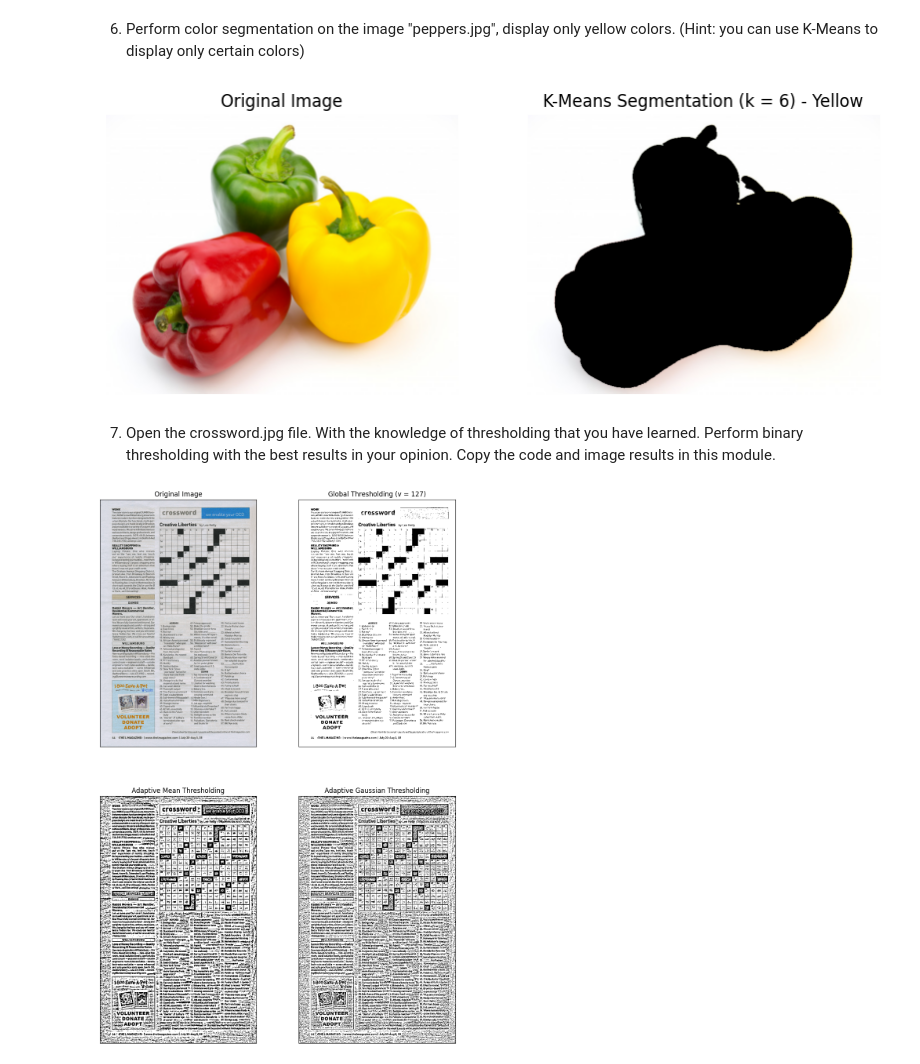
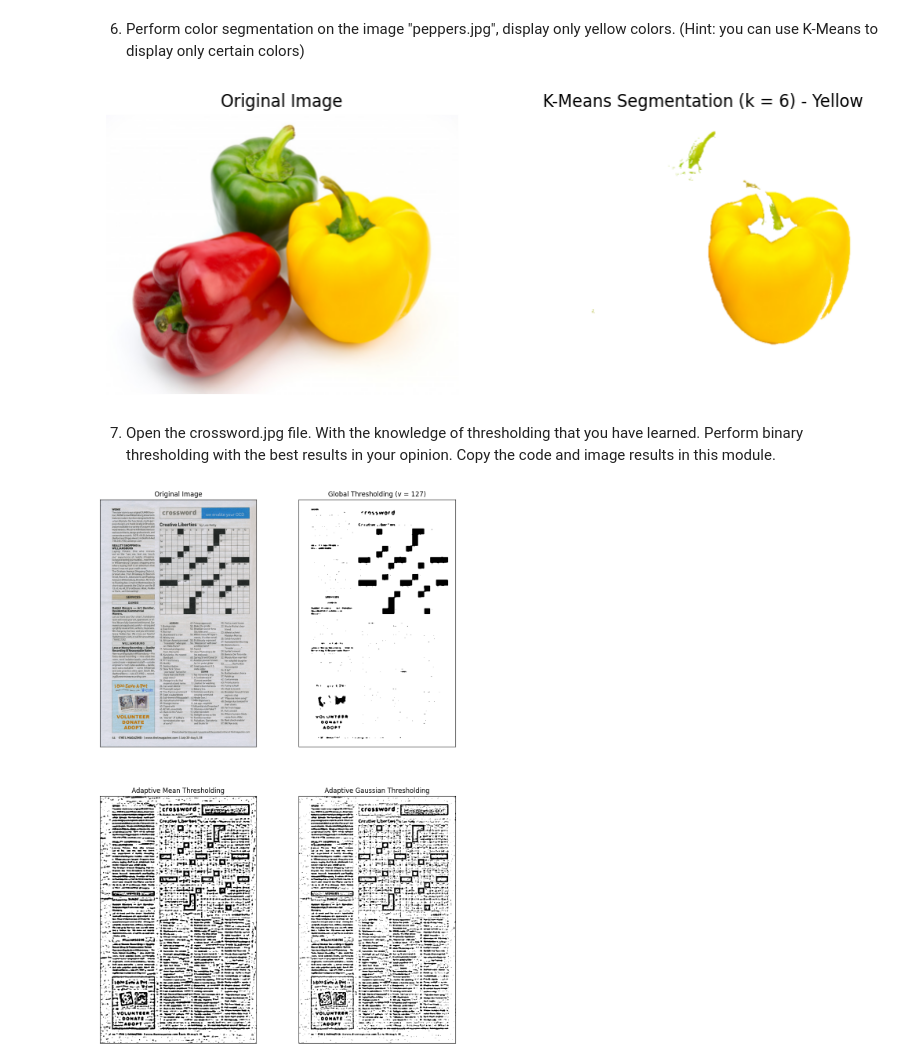
Before and after one commit to sherlyazkiah/PCVK, a Jupyter notebook: Week9.ipynb, the cells around one changed output. Cells and saved outputs as stored; diff of their text form; code cells hidden in the pictures.

```diff
--- a/Week9.ipynb
+++ b/Week9.ipynb
@@ -249,54 +176,58 @@ pixel_values = np.float32(pixel_values)
 
 # Define criteria and number of cluster
 criteria = (cv.TERM_CRITERIA_EPS + cv.TERM_CRITERIA_MAX_ITER, 100, 0.2)
-k = 6 # You might need to experiment with k to get the best result for yellow
+k = 6
 
 # KMeans clustering
 _, labels, centers = cv.kmeans(
     pixel_values, k, None, criteria, 10, cv.KMEANS_RANDOM_CENTERS
 )
 
 # Convert to integer
 centers = np.uint8(centers)
 
 # Flatten array label
 labels = labels.flatten()
 
-# Find the cluster with dominant "yellow" color
-# Yellow is typically high Red and high Green, low Blue.
-# We can approximate this by looking for the cluster center with the highest (R+G-B) value.
-yellow_index = np.argmax(centers[:, 0] + centers[:, 1] - centers[:, 2])
+# Reference yellow color (R=255, G=255, B=0)
+yellow_rgb = np.array([255, 255, 0])
 
-# Create a mask only for the yellow cluster
+# Compute Euclidean distance from each centroid to the reference yellow
+distances = np.linalg.norm(centers - yellow_rgb, axis=1)
+
+# Choose cluster closest to pure yellow
+yellow_index = np.argmin(distances)
+
+#Create mask for yellow cluster
 mask = (labels == yellow_index)
 mask = mask.reshape(img_rgb.shape[:2])
 
 # Display only the yellow area
-only_yellow = np.zeros_like(img_rgb)
-only_yellow[mask] = [img_rgb[mask]]
+only_yellow = np.ones_like(img_rgb) * 255  # white background
+only_yellow[mask] = img_rgb[mask]          # yellow region
 
 # Show result
 plt.figure(figsize=(10, 10))
 plt.subplot(1, 2, 1)
 plt.imshow(img_rgb)
 plt.title('Original Image')
 plt.axis('off')
 
 plt.subplot(1, 2, 2)
 plt.imshow(only_yellow)
 plt.title(f'K-Means Segmentation (k = {k}) - Yellow')
 plt.axis('off')
 
 plt.show()
 # %% [output]
-[figure, old version]
+[figure, new version]
 # %% [markdown]
 7. Open the crossword.jpg file. With the knowledge of thresholding that you have learned. Perform binary thresholding with the best results in your opinion. Copy the code and image results in this module.
 # %%
 filename = ('/content/drive/MyDrive/PCVK/Images/crossword.jpg')
 img = cv.imread(filename, 5)
 gray = cv.cvtColor(img, cv.COLOR_BGR2GRAY)
-# gray = cv.medianBlur(gray, 5)
+gray = cv.medianBlur(gray, 5)
 
 thresh = 127
 
@@ -316,4 +247,4 @@ for i in range(len(images)):
 
 plt.show()
 # %% [output]
-[figure, old version]
+[figure, new version]
```
Also changed, not shown: parts of 4 cells of this notebook.
